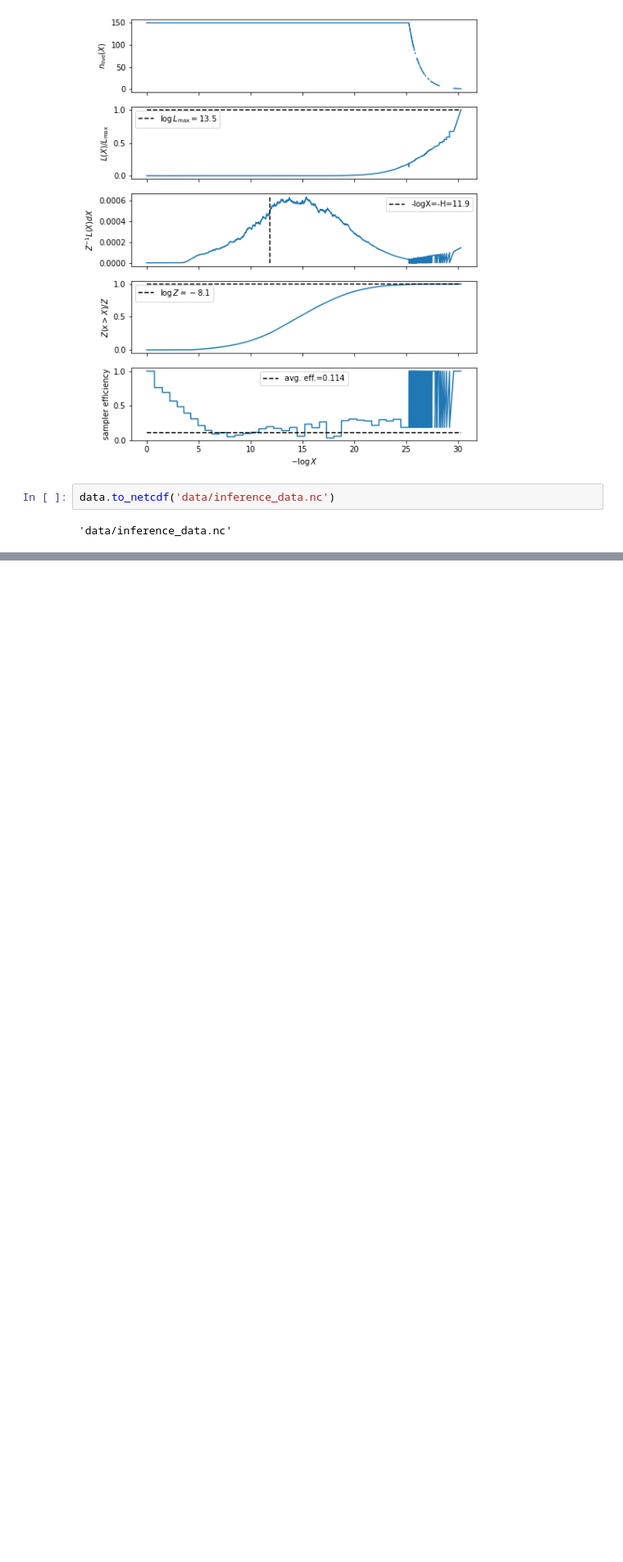
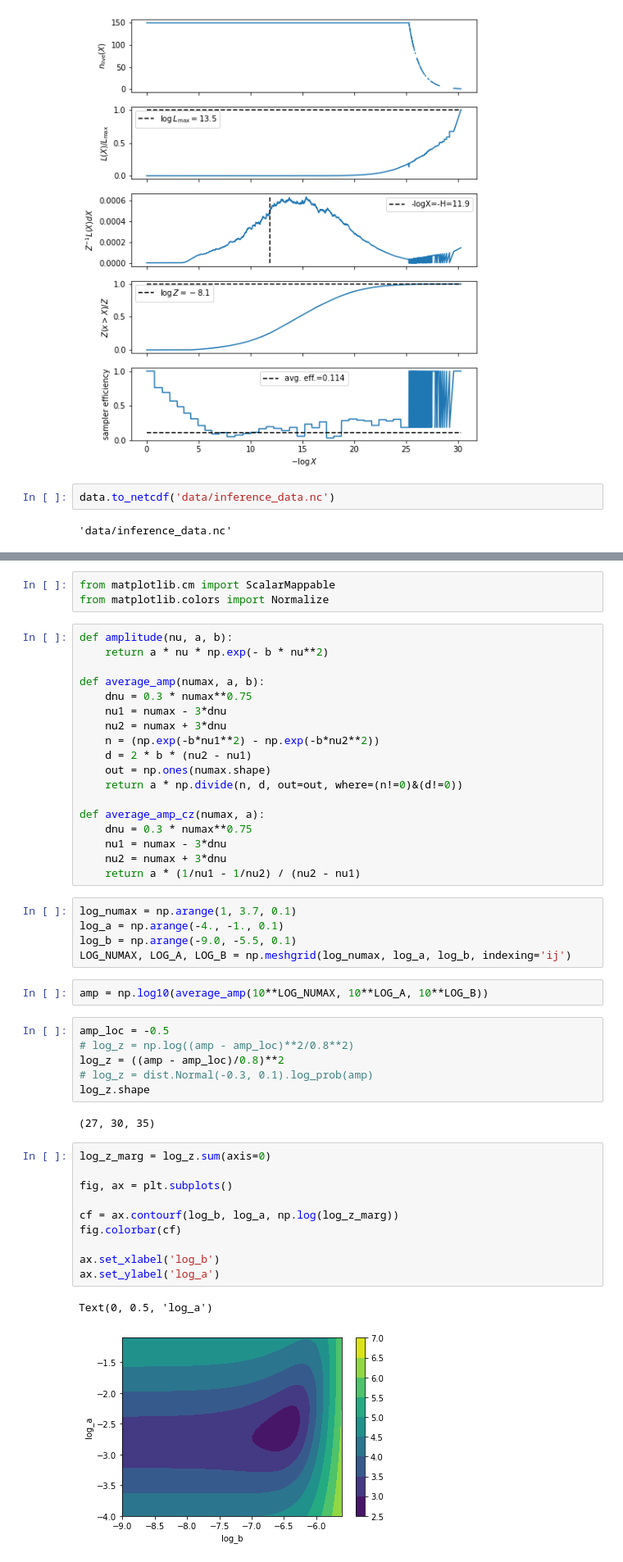
Before and after one commit to alexlyttle/asterion, a Jupyter notebook: notebook/updated_glitch_example.ipynb, the cells around one changed output, grey strips where cells are left out. Shown at 82% size. Saved outputs shown, nothing was run; the diff lists cells and outputs as text; blank space fills up the shorter version.

Commit message:
Add glitch amplitude investigation

```diff
--- a/notebook/updated_glitch_example.ipynb
+++ b/notebook/updated_glitch_example.ipynb
@@ -170,0 +194,49 @@ data.to_netcdf('data/inference_data.nc')
+# %%
+from matplotlib.cm import ScalarMappable
+from matplotlib.colors import Normalize
+# %%
+def amplitude(nu, a, b):
+    return a * nu * np.exp(- b * nu**2)
+
+def average_amp(numax, a, b):
+    dnu = 0.3 * numax**0.75
+    nu1 = numax - 3*dnu
+    nu2 = numax + 3*dnu
+    n = (np.exp(-b*nu1**2) - np.exp(-b*nu2**2))
+    d = 2 * b * (nu2 - nu1)
+    out = np.ones(numax.shape)
+    return a * np.divide(n, d, out=out, where=(n!=0)&(d!=0))
+
+def average_amp_cz(numax, a):
+    dnu = 0.3 * numax**0.75
+    nu1 = numax - 3*dnu
+    nu2 = numax + 3*dnu
+    return a * (1/nu1 - 1/nu2) / (nu2 - nu1)
+# %%
+log_numax = np.arange(1, 3.7, 0.1)
+log_a = np.arange(-4., -1., 0.1)
+log_b = np.arange(-9.0, -5.5, 0.1)
+LOG_NUMAX, LOG_A, LOG_B = np.meshgrid(log_numax, log_a, log_b, indexing='ij')
+# %%
+amp = np.log10(average_amp(10**LOG_NUMAX, 10**LOG_A, 10**LOG_B))
+# %%
+amp_loc = -0.5
+# log_z = np.log((amp - amp_loc)**2/0.8**2)
+log_z = ((amp - amp_loc)/0.8)**2
+# log_z = dist.Normal(-0.3, 0.1).log_prob(amp)
+log_z.shape
+# %% [output]
+(27, 30, 35)
+# %%
+log_z_marg = log_z.sum(axis=0)
+
+fig, ax = plt.subplots()
+
+cf = ax.contourf(log_b, log_a, np.log(log_z_marg))
+fig.colorbar(cf)
+
+ax.set_xlabel('log_b')
+ax.set_ylabel('log_a')
+# %% [output]
+Text(0, 0.5, 'log_a')
+[figure, added]
```
Also changed, not shown: parts of 9 cells of this notebook.
